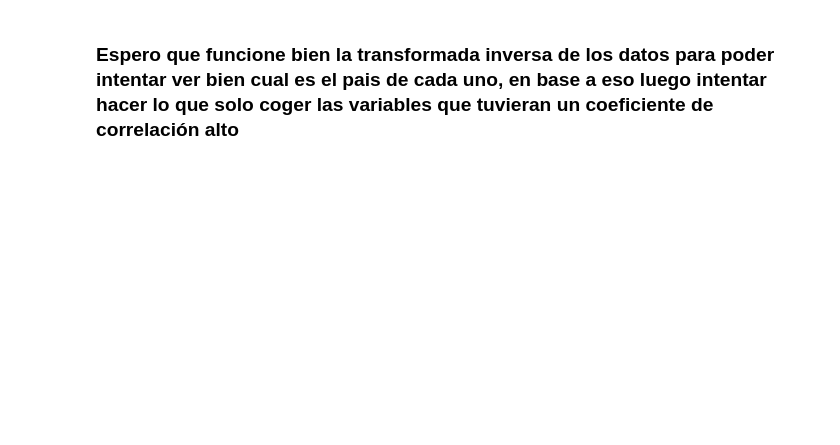
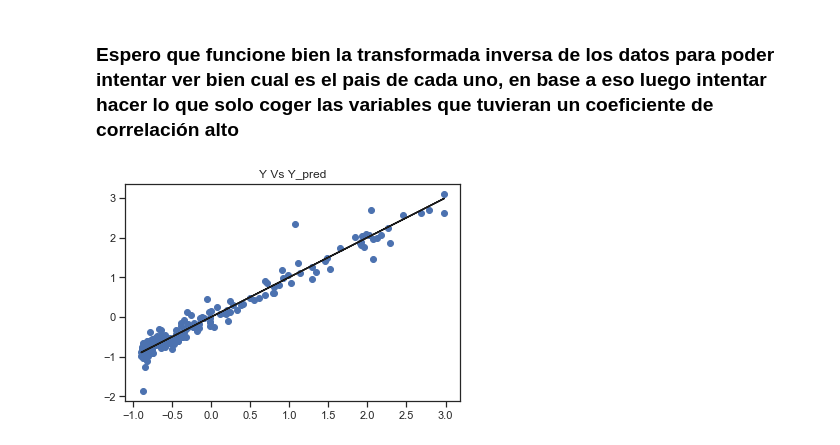
Before and after one commit to Al3xFreeman/IA2, a Jupyter notebook: P1-3.ipynb, the cells around one changed output. Saved outputs shown, nothing was run; the diff lists cells and outputs as text; code cells hidden in the pictures; blank space fills up the shorter version.

Commit message:
Redes neuronales hechas y entrenamiento también
Falta añadir comentarios sobre las predicciones del GDP, pero no consigo que la inversa de los datos objetivos transformados se haga

```diff
--- a/P1-3.ipynb
+++ b/P1-3.ipynb
@@ -455,2 +457,22 @@ plt.show()
 # %% [markdown]
 ### Espero que funcione bien la transformada inversa de los datos para poder intentar ver bien cual es el pais de cada uno, en base a eso luego intentar hacer lo que solo coger las variables que tuvieran un coeficiente de correlación alto
+# %%
+from sklearn.model_selection import cross_val_predict
+
+predicts_scaled2 = cross_val_predict(mlp2, df_scaled, target_scaled.ravel(), cv=5)
+
+# escalamos las predicciones para que estén en la escala original
+predicts2=scaler_y.inverse_transform(predicts_scaled2)
+# %%
+fig2 = plt.figure()
+ax2 = plt.axes()
+
+# dibujamos los errores: la distancia a la recta indica el nivel de error
+ax2.scatter(target_scaled, predicts2)
+# Pintamos la referencia de la predicción perfecta
+ax2.plot(target_scaled, target_scaled, color='k')
+
+plt.title('Y Vs Y_pred')
+plt.show()
+# %% [output]
+[figure, added]
```
Also changed, not shown: parts of 7 cells of this notebook.
